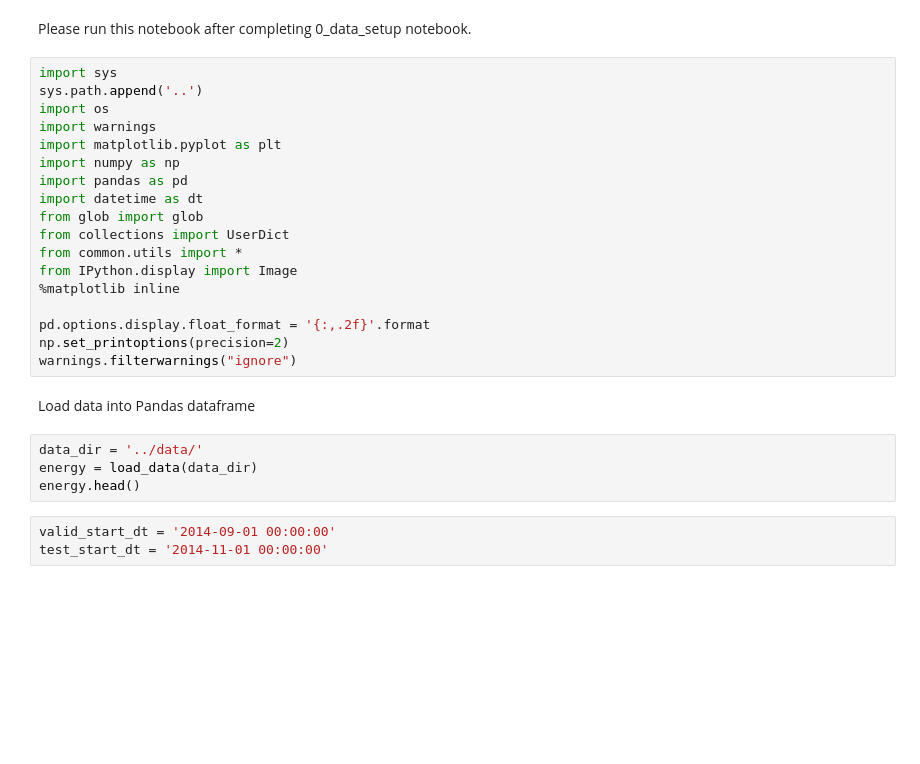
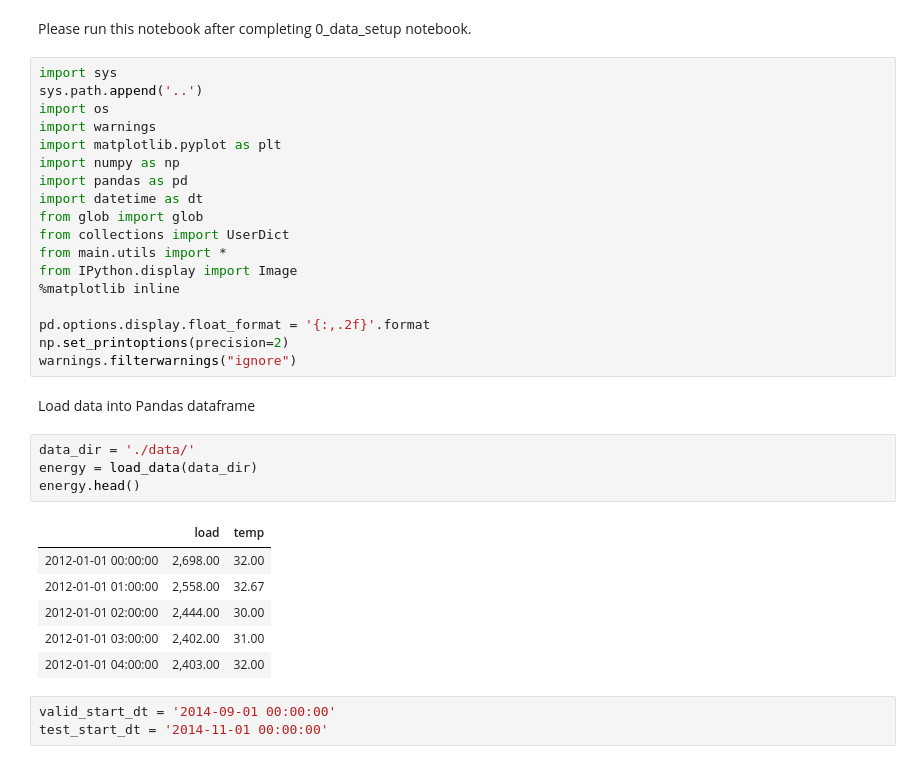
Before and after one commit to bsouhaib/Hands-On-AI-2019, a Jupyter notebook: exercices/4_MLP_multioutput.ipynb, the cells around one changed output. Saved outputs shown, nothing was run; the diff lists cells and outputs as text; blank space fills up the shorter version.

```diff
--- a/exercices/4_MLP_multioutput.ipynb
+++ b/exercices/4_MLP_multioutput.ipynb
@@ -20,7 +20,7 @@ import pandas as pd
 import datetime as dt
 from glob import glob
 from collections import UserDict
-from common.utils import *
+from main.utils import *
 from IPython.display import Image
 %matplotlib inline
 
@@ -30,9 +30,16 @@ warnings.filterwarnings("ignore")
 # %% [markdown]
 Load data into Pandas dataframe
 # %%
-data_dir = '../data/'
+data_dir = './data/'
 energy = load_data(data_dir)
 energy.head()
+# %% [output]
+|  | load | temp |
+| 2012-01-01 00:00:00 | 2,698.00 | 32.00 |
+| 2012-01-01 01:00:00 | 2,558.00 | 32.67 |
+| 2012-01-01 02:00:00 | 2,444.00 | 30.00 |
+| 2012-01-01 03:00:00 | 2,402.00 | 31.00 |
+| 2012-01-01 04:00:00 | 2,403.00 | 32.00 |
 # %%
 valid_start_dt = '2014-09-01 00:00:00'
 test_start_dt = '2014-11-01 00:00:00'
```
Also changed, not shown: parts of 15 cells of this notebook, 1 other file.
